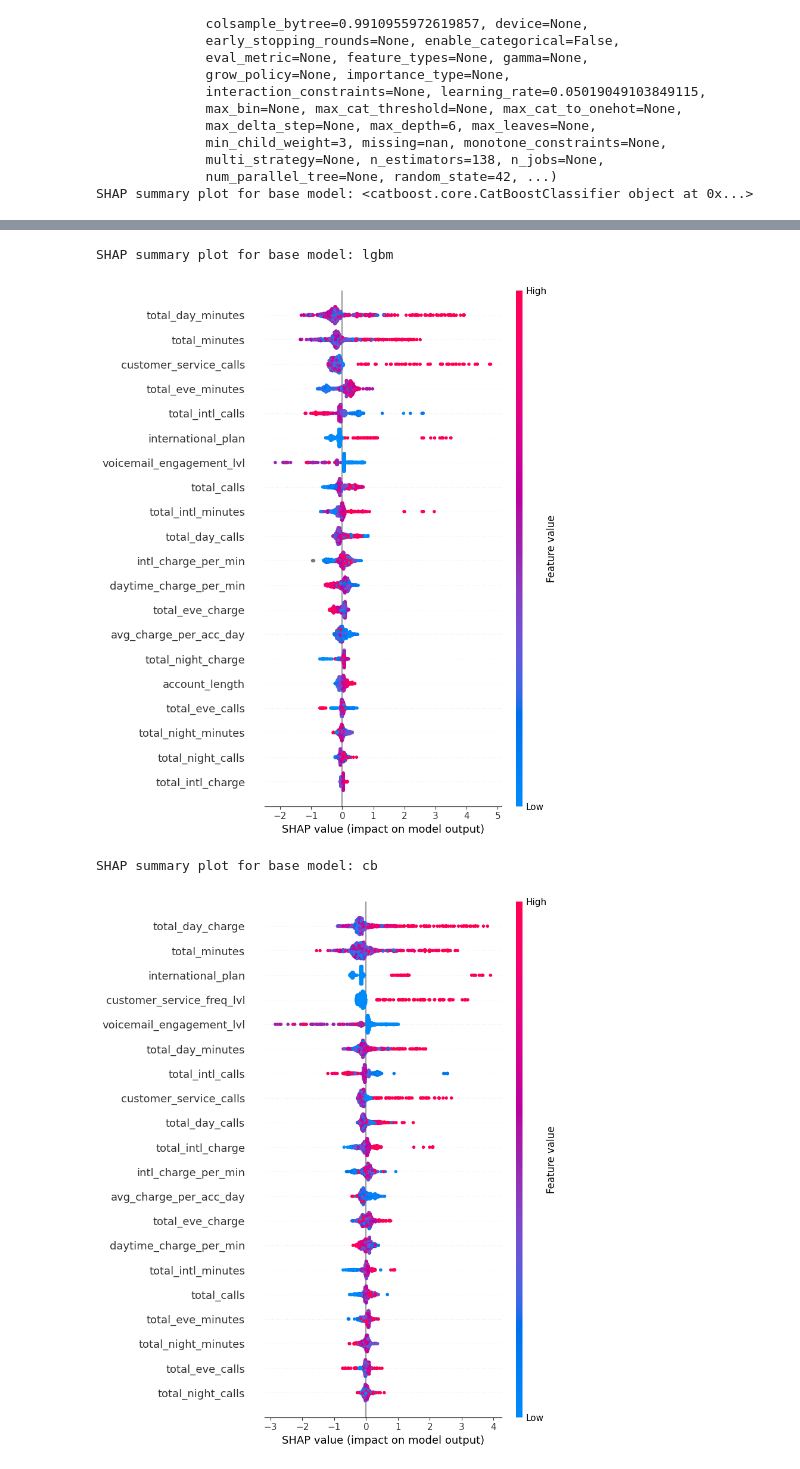
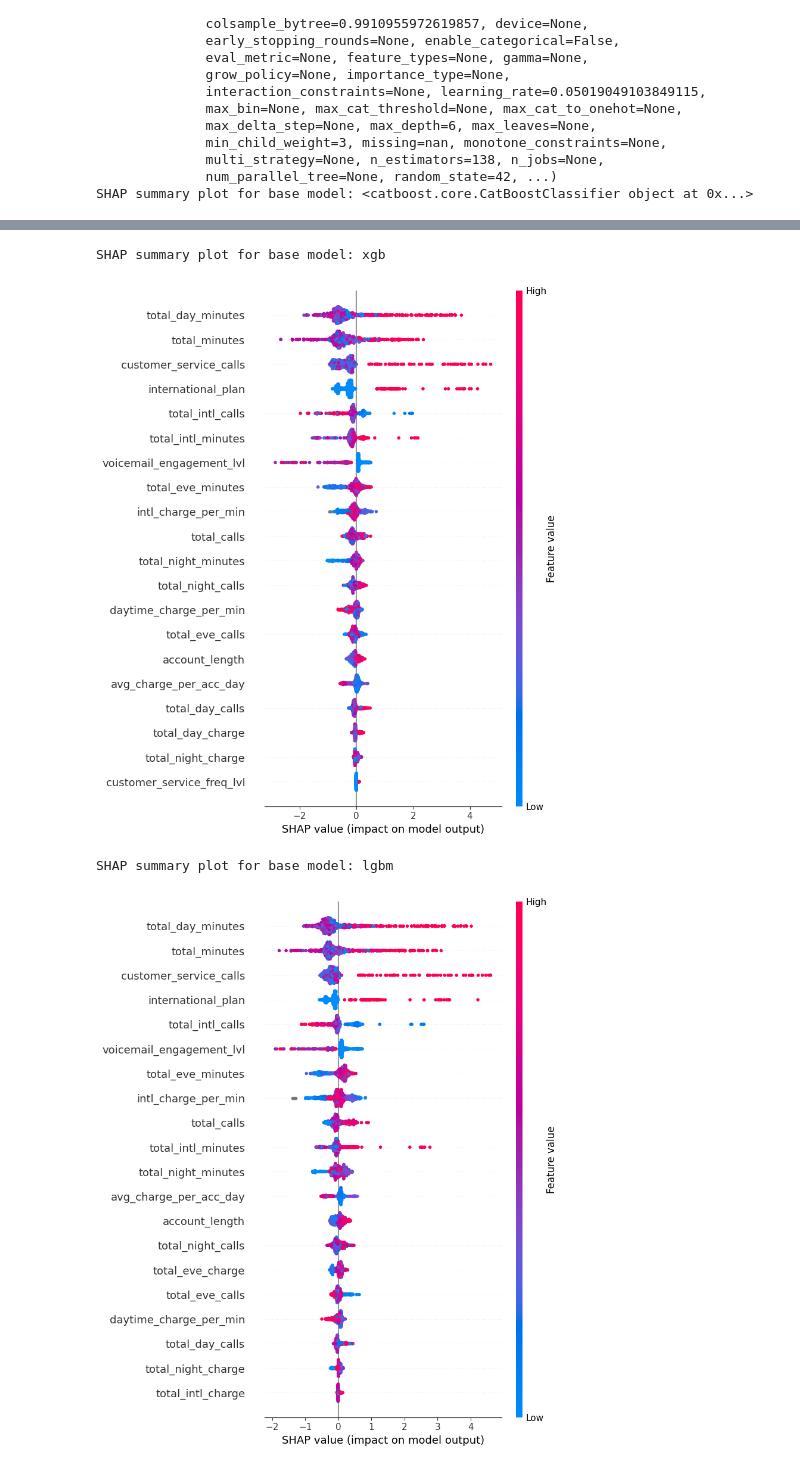
Before and after one commit to Minh-Nguyen-0401/Customer-Churn-Analysis, a Jupyter notebook: ensemble model.ipynb, the cells around one changed output, grey strips where cells are left out. Drawn from its saved outputs; the diff is of its cells as text; code cells hidden in the pictures.

Commit message:
Update stacked ensemble model - StackingClassifier

```diff
--- a/ensemble model.ipynb
+++ b/ensemble model.ipynb
@@ -234,6 +234,7 @@ for i, (train_index, val_index) in enumerate(cv_split):
                 print(f"Best estimator: {base_best_model[model_name]}")
                 break
             else:
+                base_best_model[model_name].fit(X_train_cv, y_train_cv)
                 break
         print(f"Model: {model_name}, Predicting for the {i+1} fold.")
         y_pred = base_best_model[model_name].predict(X_val_cv)
@@ -458,13 +427,0 @@ cv.split(X_train_final, y_train_final)
-# %%
-n = 0
-
-for i, (train_index, val_index) in enumerate(cv_split):
-    if i <=n:
-        X_train_base, X_val_base = X_train_final.iloc[train_index], X_train_final.iloc[val_index]
-        y_train_base, y_val_base = y_train_final.iloc[train_index], y_train_final.iloc[val_index]
-    else:
-        break
-
-print(X_train_base.shape)
-print(X_val_base.shape)
-print(X_train_base.index[:5])
@@ -513,7 +466,7 @@ shap_values_meta = meta_explainer(X_test_meta)
 shap.summary_plot(shap_values_meta, X_test_meta)
 
 # SHAP for the Base Models
-for model_name in ['xgb', 'lgbm', 'cb']:
+for i,model_name in enumerate(['cb', 'xgb', 'lgbm']):
     print(f"SHAP summary plot for base model: {model_name}")
     shap_values = shap.TreeExplainer(base_best_model[model_name]).shap_values(X_test_final)
     shap.summary_plot(shap_values, X_test_final)
@@ -524,4 +477,4 @@ SHAP summary plot for base model: xgb
-SHAP summary plot for base model: lgbm
+SHAP summary plot for base model: xgb
-[figure, old version]
+[figure, new version]
-SHAP summary plot for base model: cb
+SHAP summary plot for base model: lgbm
-[figure, old version]
+[figure, new version]
```
Also changed, not shown: parts of 20 cells of this notebook, 1 other file.
